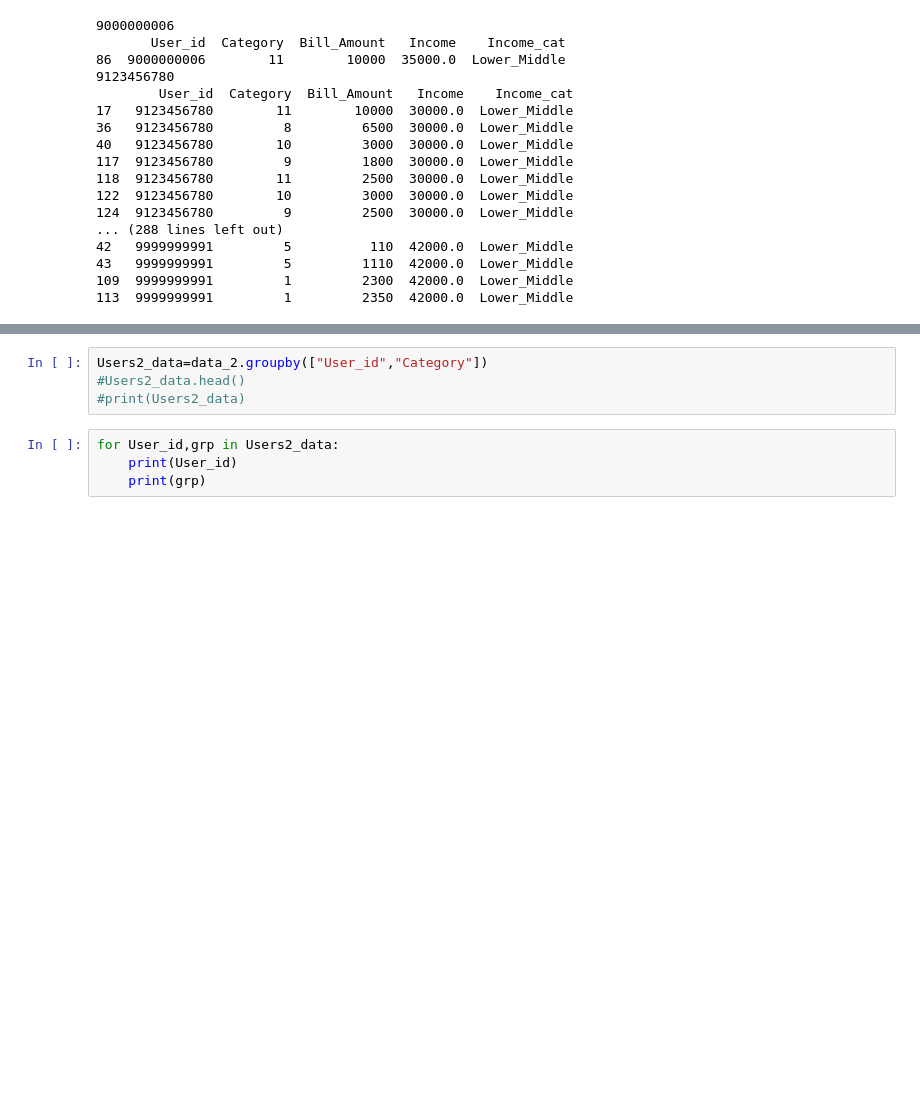
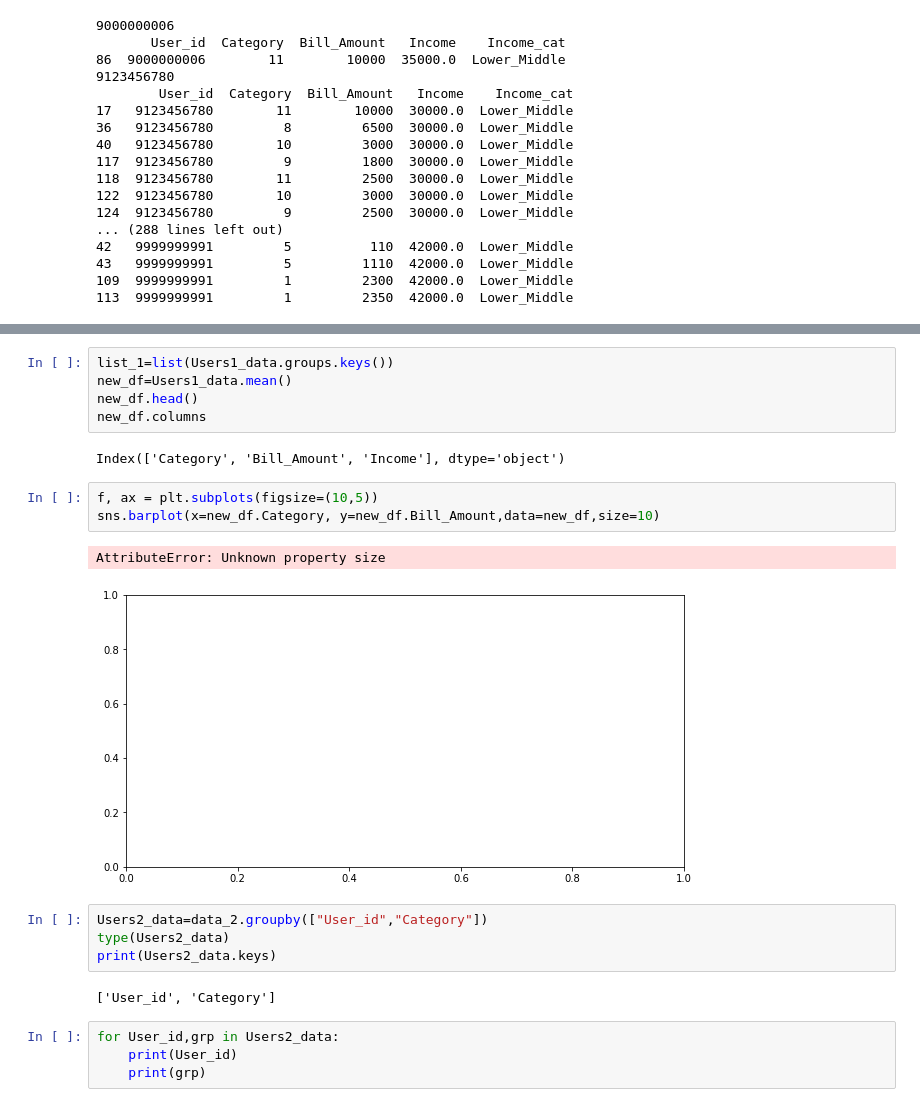
Before and after one commit to sindhushap/My_First_project1, a Jupyter notebook: Data_science_25.26.ipynb, the cells around one changed output, grey strips where cells are left out. Drawn from its saved outputs; the diff is of its cells as text; blank space fills up the shorter version.

```diff
--- a/Data_science_25.26.ipynb
+++ b/Data_science_25.26.ipynb
@@ -338,7 +344,22 @@ for User_id,grp in Users1_data:
+# %%
+list_1=list(Users1_data.groups.keys())
+new_df=Users1_data.mean()
+new_df.head()
+new_df.columns
+# %% [output]
+Index(['Category', 'Bill_Amount', 'Income'], dtype='object')
+# %%
+f, ax = plt.subplots(figsize=(10,5))
+sns.barplot(x=new_df.Category, y=new_df.Bill_Amount,data=new_df,size=10)
+# %% [output]
+AttributeError: Unknown property size
+[figure, added]
 # %%
 Users2_data=data_2.groupby(["User_id","Category"])
-#Users2_data.head()
-#print(Users2_data)
+type(Users2_data)
+print(Users2_data.keys)
+# %% [output]
+['User_id', 'Category']
 # %%
 for User_id,grp in Users2_data:
     print(User_id)
```
Also changed, not shown: parts of 24 cells of this notebook.
